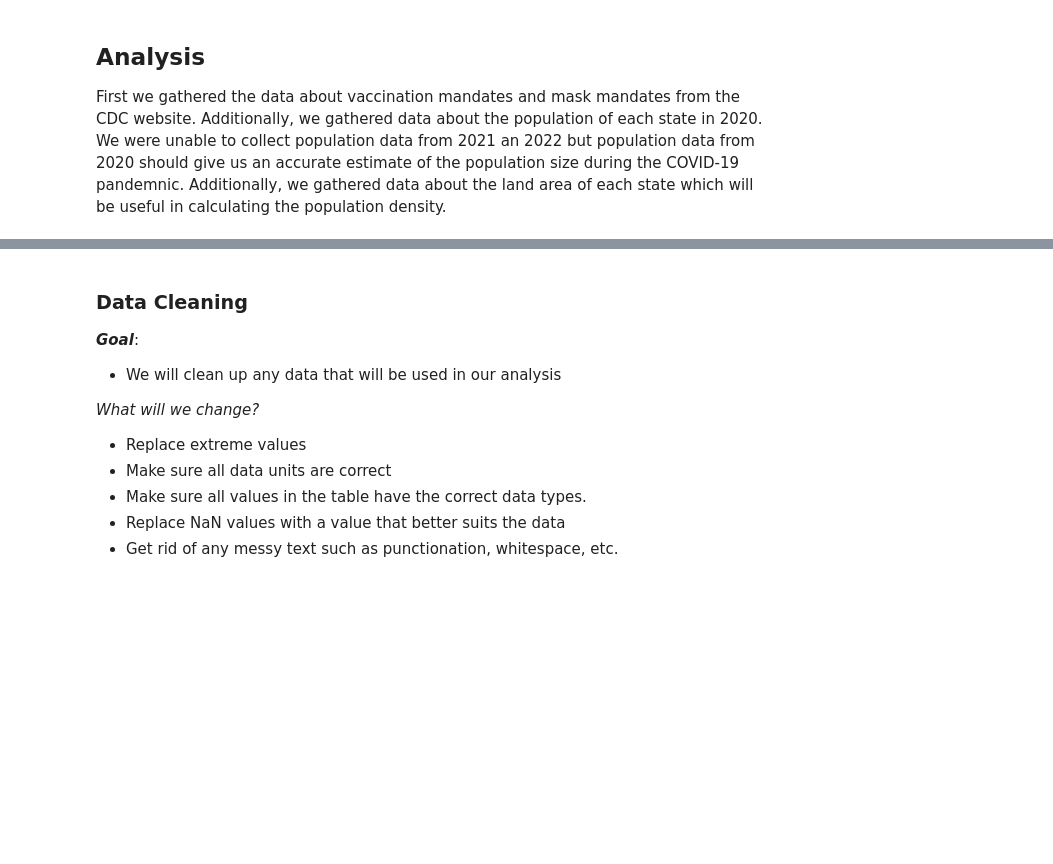
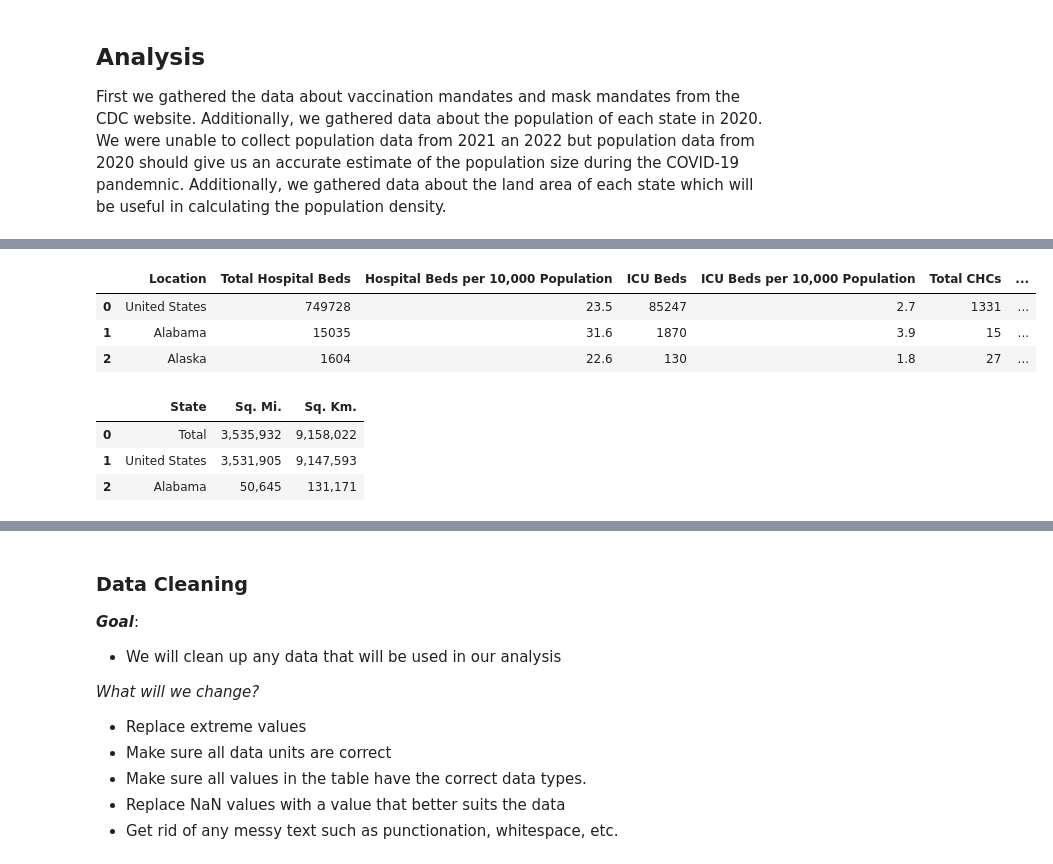
Before and after one commit to syao2017/Covid_Tracker, a Jupyter notebook: Team_Project_part_3.ipynb, the cells around one changed output, grey strips where cells are left out. Drawn from its saved outputs; the diff is of its cells as text; code cells hidden in the pictures; blank space fills up the shorter version.

```diff
--- a/Team_Project_part_3.ipynb
+++ b/Team_Project_part_3.ipynb
@@ -77,3 +88,17 @@ cCasesAndDeaths.shape, DCasesAndDeaths.shape, vaccinations.shape, populationEsti
+# %%
+healthCareProviderCapacity.head(3)
+# %% [output]
+|  | Location | Total Hospital Beds | Hospital Beds per 10,000 Population | ICU Beds | ICU Beds per 10,000 Population | Total CHCs | ... |
+| 0 | United States | 749728 | 23.5 | 85247 | 2.7 | 1331 | ... |
+| 1 | Alabama | 15035 | 31.6 | 1870 | 3.9 | 15 | ... |
+| 2 | Alaska | 1604 | 22.6 | 130 | 1.8 | 27 | ... |
+# %%
+landArea.head(3)
+# %% [output]
+|  | State | Sq. Mi. | Sq. Km. |
+| 0 | Total | 3,535,932 | 9,158,022 |
+| 1 | United States | 3,531,905 | 9,147,593 |
+| 2 | Alabama | 50,645 | 131,171 |
 # %%
 cCasesAndDeaths.head(3)
 # %% [output]
```
Also changed, not shown: parts of 5 cells of this notebook, 1 other file.
